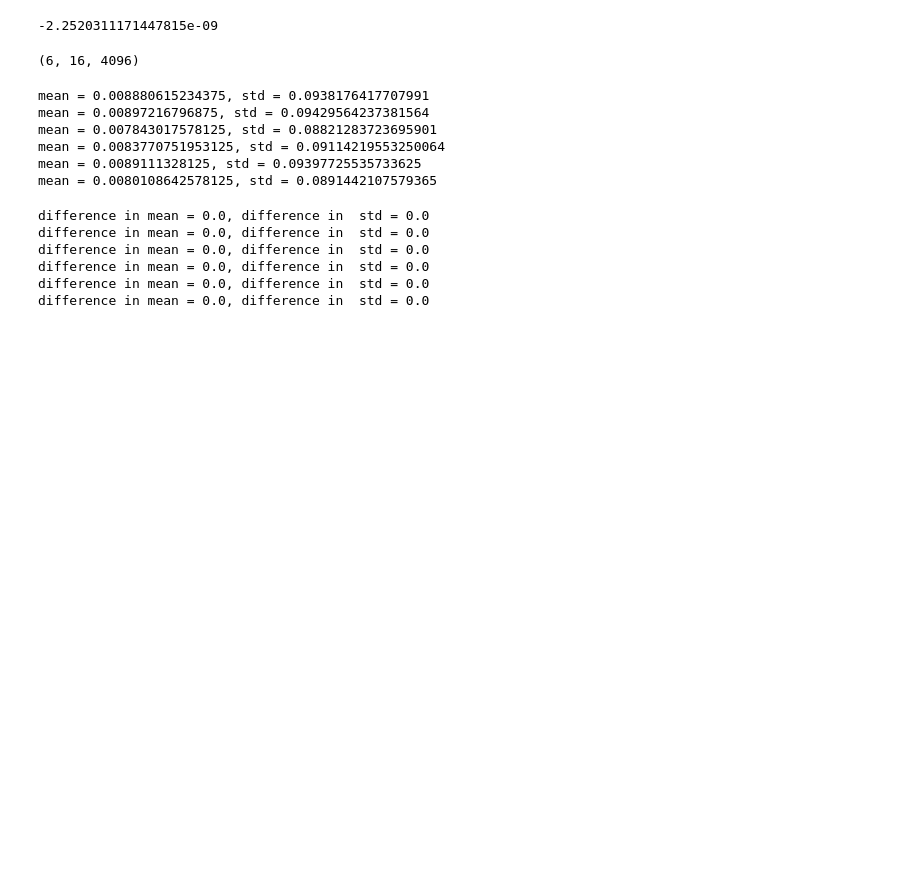
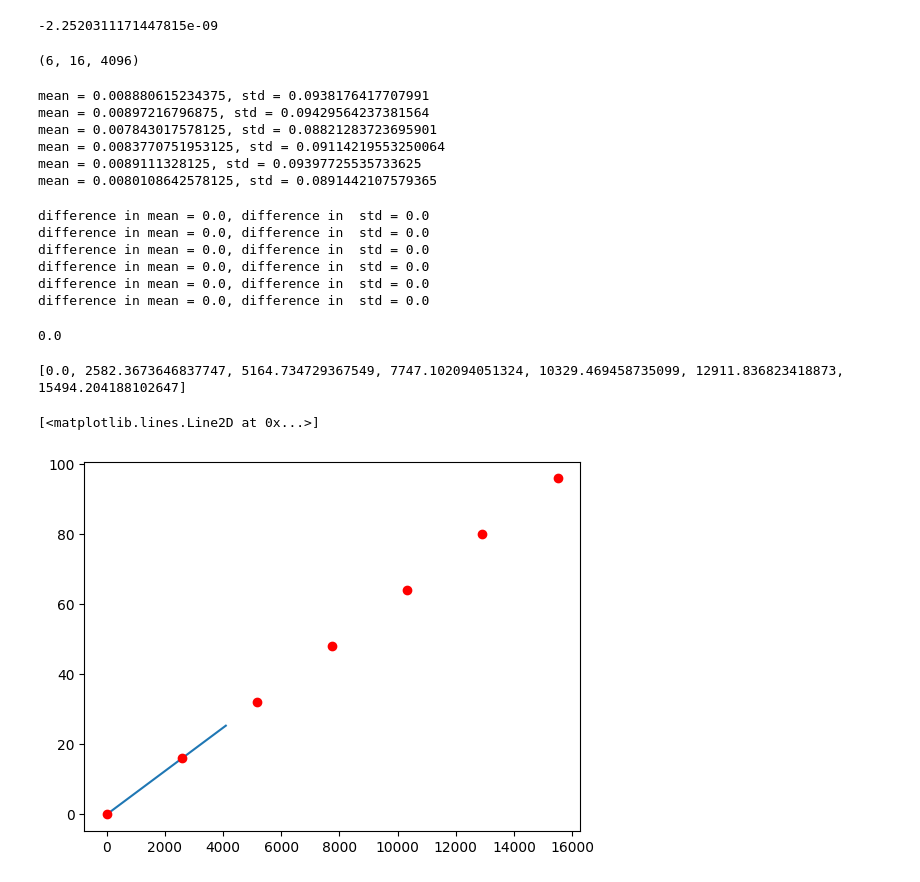
Before and after one commit to kaimul19/BreakthroughAutoencoder, a Jupyter notebook: Setigen_Cadence_Test.ipynb, the cells around one changed output. Saved outputs shown, nothing was run; the diff lists cells and outputs as text; code cells hidden in the pictures; blank space fills up the shorter version.

```diff
--- a/Setigen_Cadence_Test.ipynb
+++ b/Setigen_Cadence_Test.ipynb
@@ -404,3 +421,36 @@ difference in mean = 0.0, difference in  std = 0.0
 difference in mean = 0.0, difference in  std = 0.0
 difference in mean = 0.0, difference in  std = 0.0
 difference in mean = 0.0, difference in  std = 0.0
+# %%
+import random as rd
+import numpy as np
+import matplotlib.pyplot as plt
+bin_width = 4095
+start = int(rd.random()*(bin_width-1))+1    # Start the line in some random point along frequency
+start = 0
+# print("Negative")
+leftover = bin_width - start
+MaxSlope = (96/leftover)
+slope = MaxSlope * rd.random()
+drift = (1/slope)
+c = slope * start
+# %%
+c
+# %% [output]
+0.0
+# %%
+x = np.linspace(0, 4095, 4096)
+
+y = slope*x + c
+# %%
+plt.plot(x,y)
+y_list = [0, 16, 32, 48, 64, 80, 96]
+x_at_y = []
+for i in y_list:
+    x_at_y.append((i - c)/slope)
+print(x_at_y)
+plt.plot(x_at_y, y_list, 'ro')
+# %% [output]
+[0.0, 2582.3673646837747, 5164.734729367549, 7747.102094051324, 10329.469458735099, 12911.836823418873, 15494.204188102647]
+[<matplotlib.lines.Line2D at 0x...>]
+[figure, added]
```
Also changed, not shown: parts of 6 cells of this notebook.
